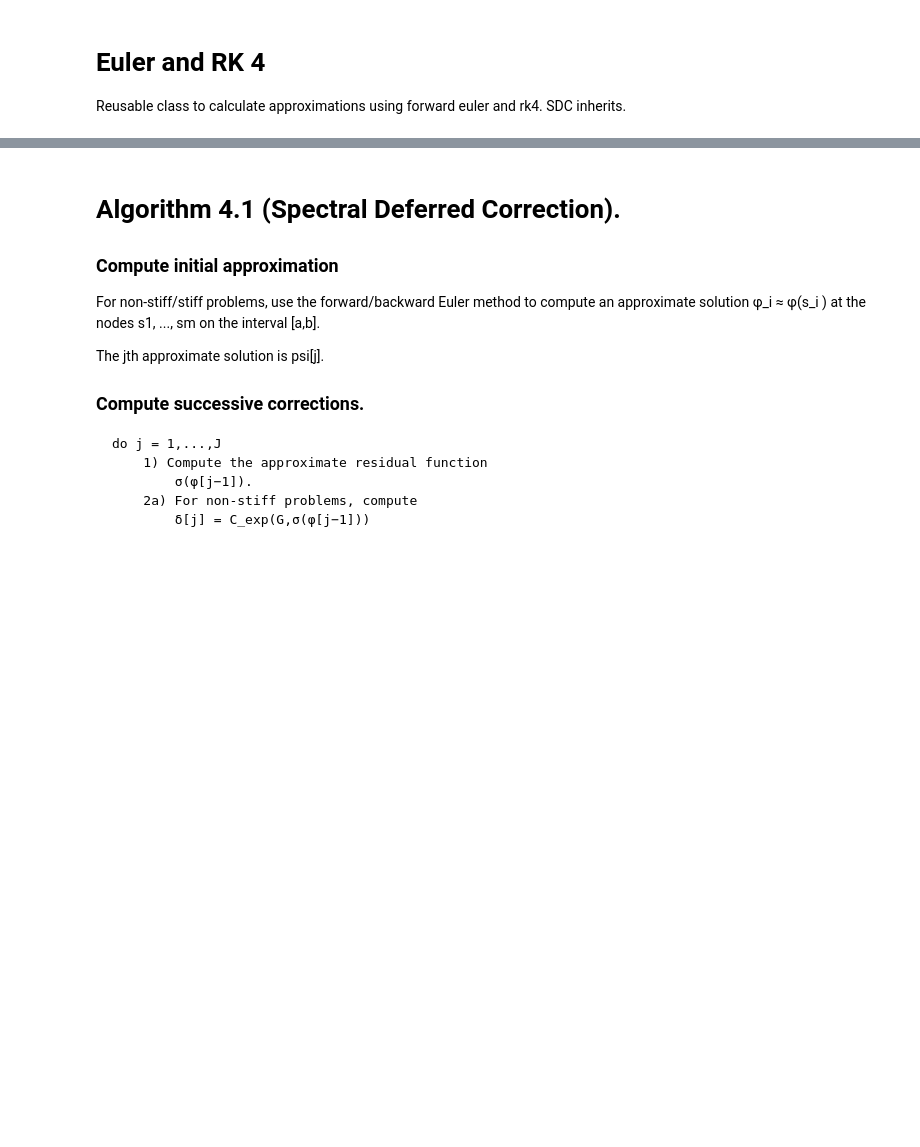
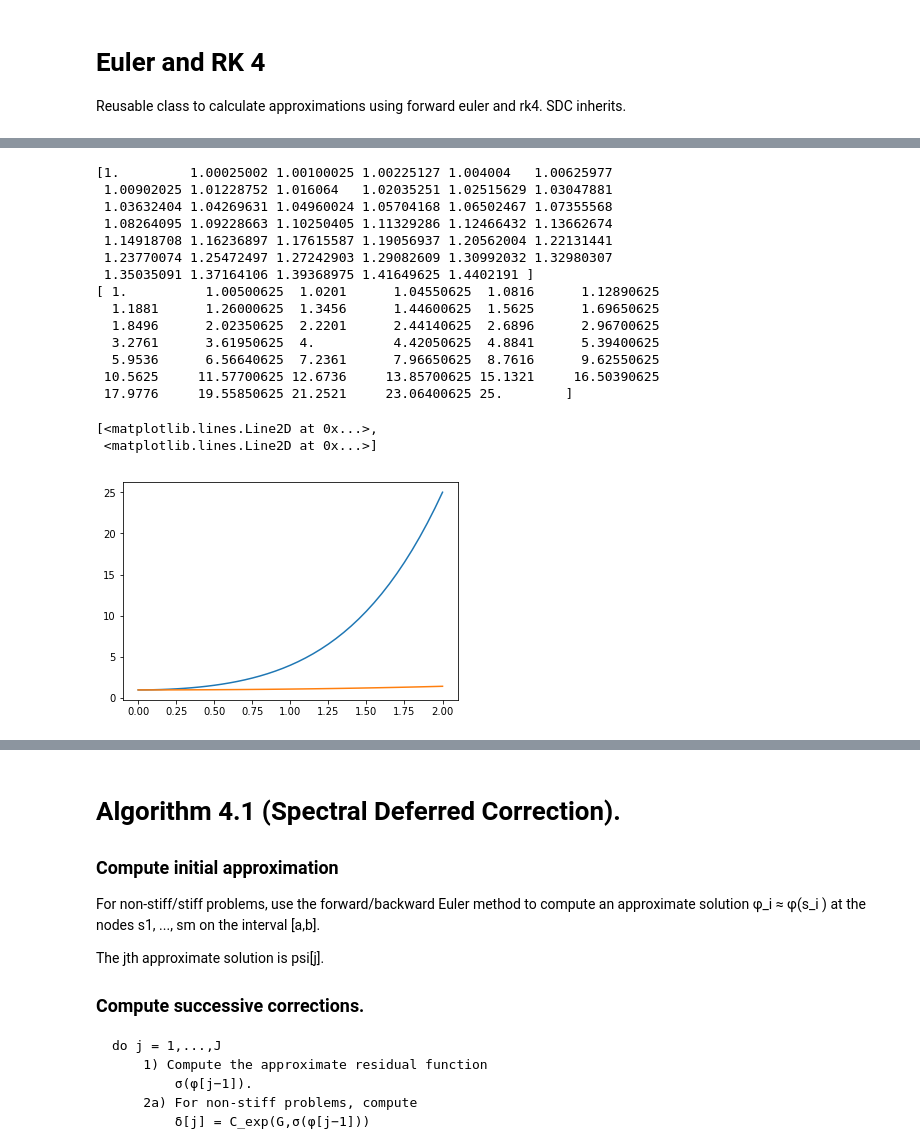
Before and after one commit to turbulencelover/time-integration-solvers, a Jupyter notebook: SolversPY.ipynb, the cells around one changed output, grey strips where cells are left out. Cells and saved outputs as stored; diff of their text form; code cells hidden in the pictures; blank space fills up the shorter version.

```diff
--- a/SolversPY.ipynb
+++ b/SolversPY.ipynb
@@ -54,0 +124,26 @@ y_pred = SchemesPy(v_field=dy_dt,
+# %%
+i=41
+t = np.linspace(0, 2, i)
+y_pred = idc_forward_euler(0,2,1,i-1,6, dy_dt)
+print(y_pred)
+y_true = y(t)
+print(y_true)
+plt.plot(t, y_true, t, y_pred)
+# %% [output]
+[1.         1.00025002 1.00100025 1.00225127 1.004004   1.00625977
+ 1.00902025 1.01228752 1.016064   1.02035251 1.02515629 1.03047881
+ 1.03632404 1.04269631 1.04960024 1.05704168 1.06502467 1.07355568
+ 1.08264095 1.09228663 1.10250405 1.11329286 1.12466432 1.13662674
+ 1.14918708 1.16236897 1.17615587 1.19056937 1.20562004 1.22131441
+ 1.23770074 1.25472497 1.27242903 1.29082609 1.30992032 1.32980307
+ 1.35035091 1.37164106 1.39368975 1.41649625 1.4402191 ]
+[ 1.          1.00500625  1.0201      1.04550625  1.0816      1.12890625
+  1.1881      1.26000625  1.3456      1.44600625  1.5625      1.69650625
+  1.8496      2.02350625  2.2201      2.44140625  2.6896      2.96700625
+  3.2761      3.61950625  4.          4.42050625  4.8841      5.39400625
+  5.9536      6.56640625  7.2361      7.96650625  8.7616      9.62550625
+ 10.5625     11.57700625 12.6736     13.85700625 15.1321     16.50390625
+ 17.9776     19.55850625 21.2521     23.06400625 25.        ]
+[<matplotlib.lines.Line2D at 0x...>,
+ <matplotlib.lines.Line2D at 0x...>]
+[figure, added]
```
Also changed, not shown: parts of 12 cells of this notebook.
